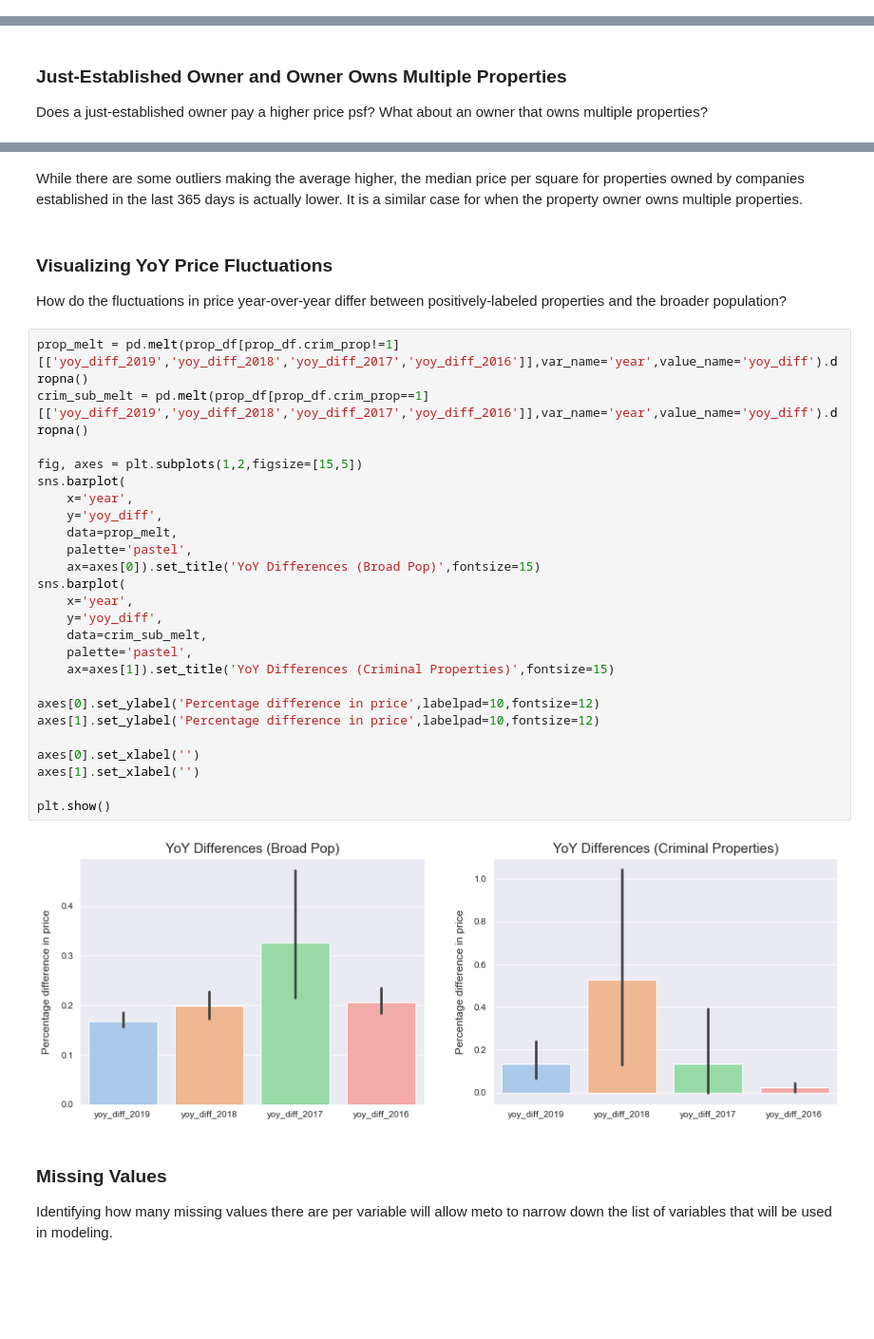
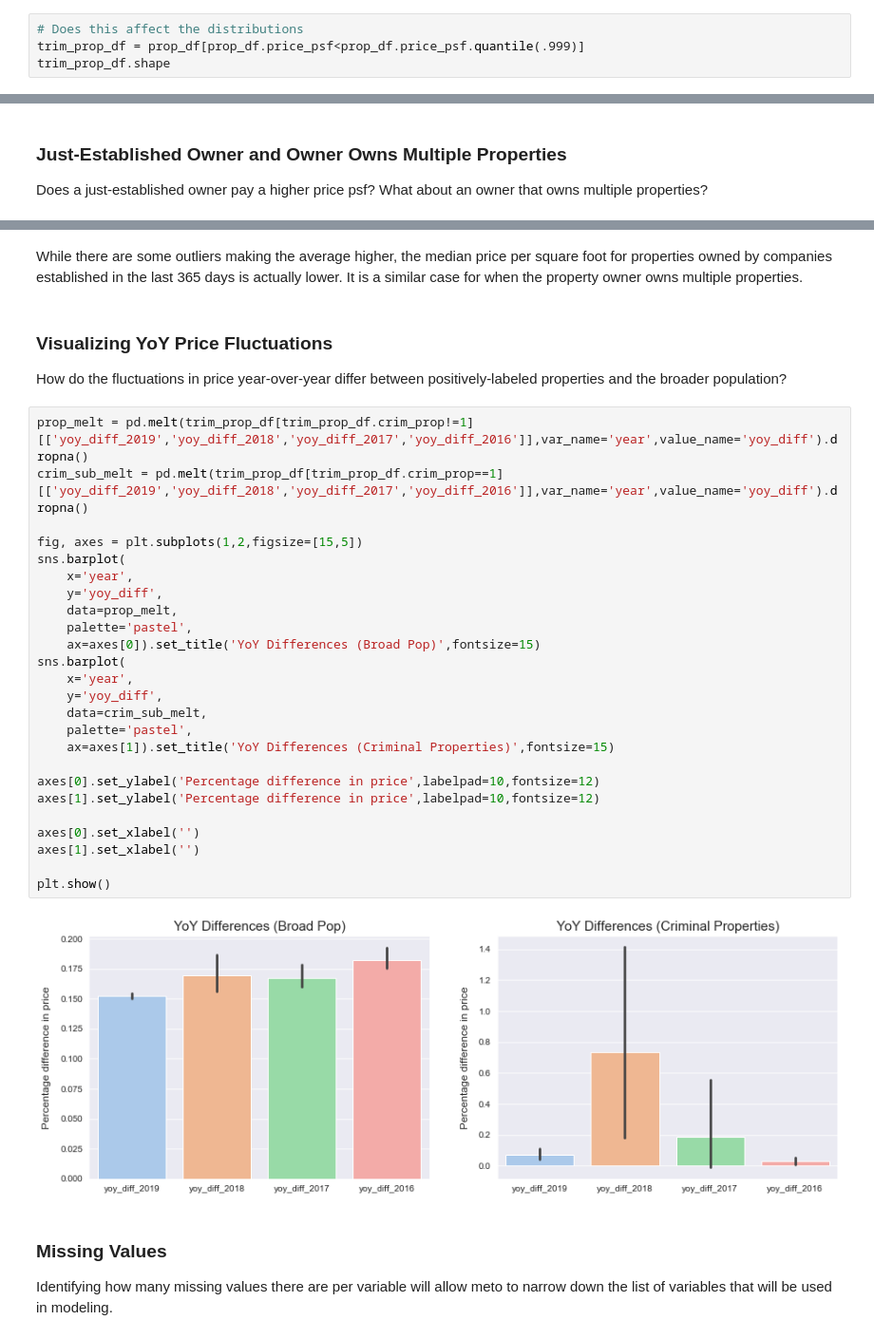
Before and after one commit to mpky/property_project, a Jupyter notebook: notebooks/Bexar_EDA.ipynb, the cells around one changed output, grey strips where cells are left out. Shown at 95% size. Drawn from its saved outputs; the diff is of its cells as text; blank space fills up the shorter version.

```diff
--- a/notebooks/Bexar_EDA.ipynb
+++ b/notebooks/Bexar_EDA.ipynb
@@ -317,0 +333,4 @@ plt.show()
+# %%
+# Does this affect the distributions
+trim_prop_df = prop_df[prop_df.price_psf<prop_df.price_psf.quantile(.999)]
+trim_prop_df.shape
@@ -482,36 +564,36 @@ plt.show()
 # %% [markdown]
-While there are some outliers making the average higher, the median price per square for properties owned by companies established in the last 365 days is actually lower. It is a similar case for when the property owner owns multiple properties.
+While there are some outliers making the average higher, the median price per square foot for properties owned by companies established in the last 365 days is actually lower. It is a similar case for when the property owner owns multiple properties.
 # %% [markdown]
 ### Visualizing YoY Price Fluctuations
 
 How do the fluctuations in price year-over-year differ between positively-labeled properties and the broader population?
 # %%
-prop_melt = pd.melt(prop_df[prop_df.crim_prop!=1][['yoy_diff_2019','yoy_diff_2018','yoy_diff_2017','yoy_diff_2016']],var_name='year',value_name='yoy_diff').dropna()
-crim_sub_melt = pd.melt(prop_df[prop_df.crim_prop==1][['yoy_diff_2019','yoy_diff_2018','yoy_diff_2017','yoy_diff_2016']],var_name='year',value_name='yoy_diff').dropna()
+prop_melt = pd.melt(trim_prop_df[trim_prop_df.crim_prop!=1][['yoy_diff_2019','yoy_diff_2018','yoy_diff_2017','yoy_diff_2016']],var_name='year',value_name='yoy_diff').dropna()
+crim_sub_melt = pd.melt(trim_prop_df[trim_prop_df.crim_prop==1][['yoy_diff_2019','yoy_diff_2018','yoy_diff_2017','yoy_diff_2016']],var_name='year',value_name='yoy_diff').dropna()
 
 fig, axes = plt.subplots(1,2,figsize=[15,5])
 sns.barplot(
     x='year',
     y='yoy_diff',
     data=prop_melt,
     palette='pastel',
     ax=axes[0]).set_title('YoY Differences (Broad Pop)',fontsize=15)
 sns.barplot(
     x='year',
     y='yoy_diff',
     data=crim_sub_melt,
     palette='pastel',
     ax=axes[1]).set_title('YoY Differences (Criminal Properties)',fontsize=15)
 
 axes[0].set_ylabel('Percentage difference in price',labelpad=10,fontsize=12)
 axes[1].set_ylabel('Percentage difference in price',labelpad=10,fontsize=12)
 
 axes[0].set_xlabel('')
 axes[1].set_xlabel('')
 
 plt.show()
 # %% [output]
-[figure, old version]
+[figure, new version]
 # %% [markdown]
 ### Missing Values
 
```
Also changed, not shown: parts of 45 cells of this notebook.
